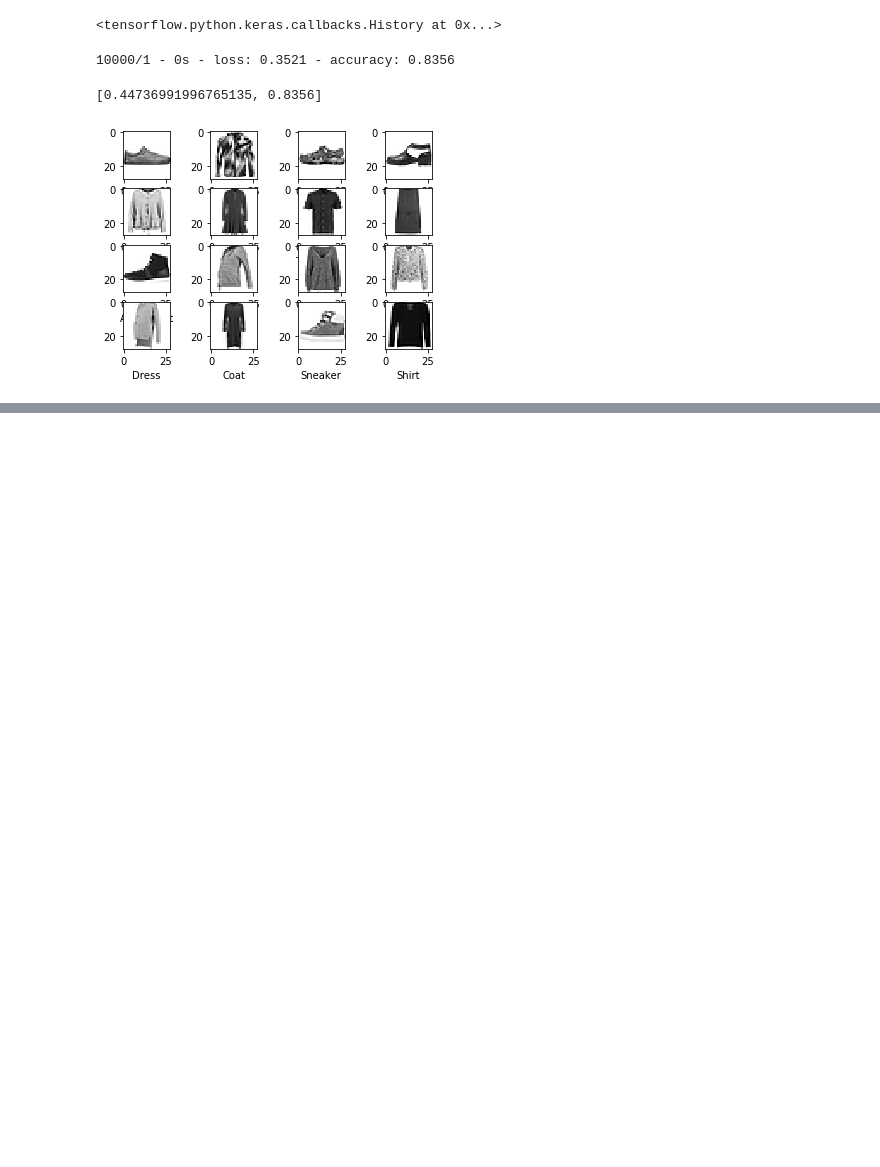
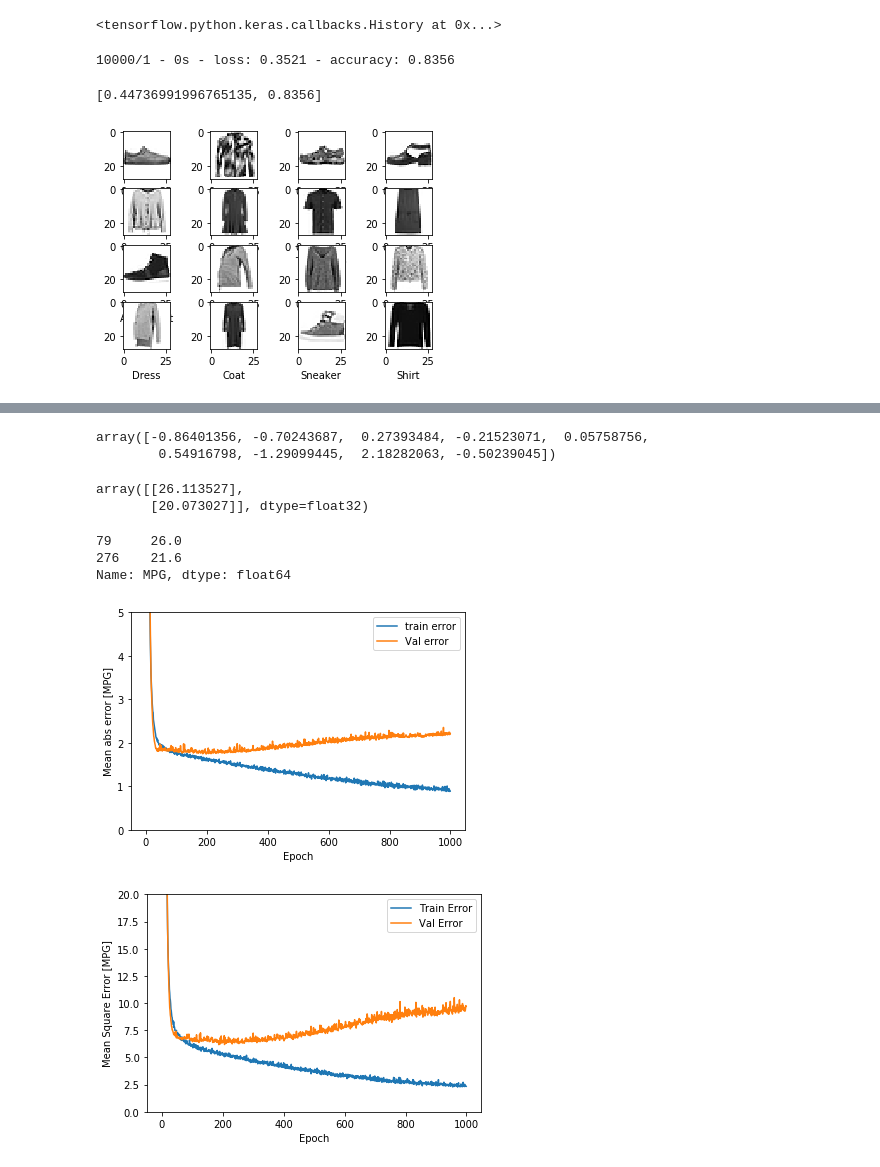
Before and after one commit to Aschwins/handson-ml, a Jupyter notebook: notes/02-ts2-quickstart.ipynb, the cells around one changed output, grey strips where cells are left out. Drawn from its saved outputs; the diff is of its cells as text; code cells hidden in the pictures; blank space fills up the shorter version.

```diff
--- a/notes/02-ts2-quickstart.ipynb
+++ b/notes/02-ts2-quickstart.ipynb
@@ -166,0 +266,2 @@ for i in range(4):
+# %%
+model = build_model()
@@ -166,0 +285,54 @@ for i in range(4):
+# %%
+history = model.fit(
+    X_train, y_train.values,
+    epochs=100,
+    validation_split=0.2,
+    verbose=0
+)
+# %%
+X_test[1]
+# %% [output]
+array([-0.86401356, -0.70243687,  0.27393484, -0.21523071,  0.05758756,
+        0.54916798, -1.29099445,  2.18282063, -0.50239045])
+# %%
+model.predict(X_test[:2])
+# %% [output]
+array([[26.113527],
+       [20.073027]], dtype=float32)
+# %%
+y_test[:2]
+# %% [output]
+79     26.0
+276    21.6
+Name: MPG, dtype: float64
+# %%
+hist = pd.DataFrame(history.history)
+# %%
+def plot_history(history):
+    hist = pd.DataFrame(history.history)
+    hist['epoch'] = history.epoch
+
+    plt.figure()
+
+    plt.xlabel('Epoch')
+    plt.ylabel('Mean abs error [MPG]')
+
+    plt.plot(hist['epoch'], hist['mae'], label='train error')
+    plt.plot(hist['epoch'], hist['val_mae'], label ='Val error')
+    plt.ylim([0, 5])
+    plt.legend()
+
+    plt.figure()
+
+    plt.xlabel('Epoch')
+    plt.ylabel('Mean Square Error [MPG]')
+    plt.plot(hist['epoch'], hist['mse'], label = 'Train Error')
+    plt.plot(hist['epoch'], hist['val_mse'], label = 'Val Error')
+    plt.ylim([0, 20])
+    plt.legend()
+    plt.show()
+# %%
+plot_history(history)
+# %% [output]
+[figure, added]
+[figure, added]
```
Also changed, not shown: parts of 15 cells of this notebook.
